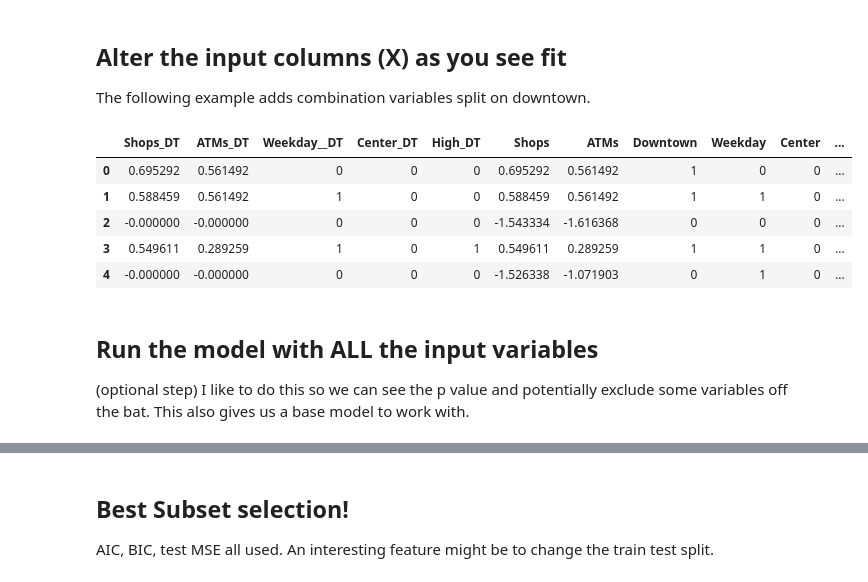
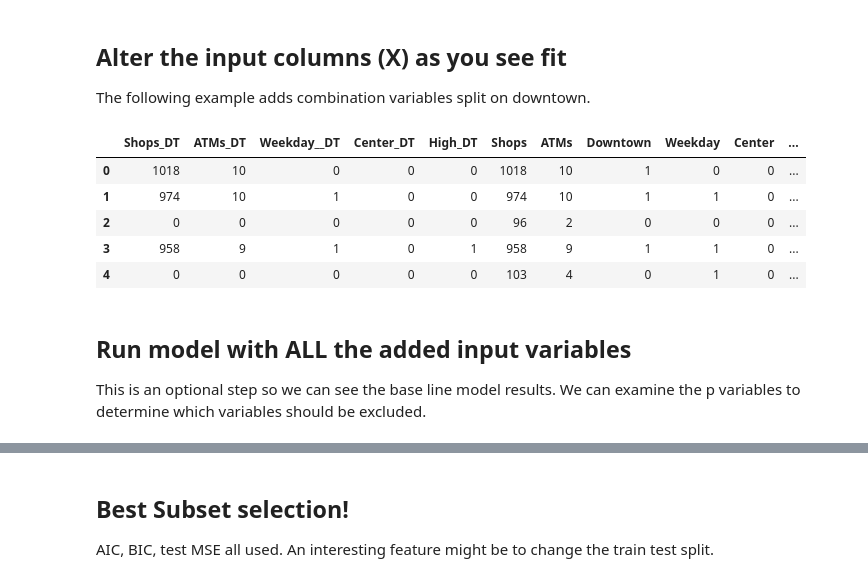
Before and after one commit to ekg-21/econ3203_Y, a Jupyter notebook: model_template.ipynb, the cells around one changed output, grey strips where cells are left out. Drawn from its saved outputs; the diff is of its cells as text; code cells hidden in the pictures.

```diff
--- a/model_template.ipynb
+++ b/model_template.ipynb
@@ -40,8 +32,3 @@ X = data.drop(columns=['Withdraw'])
 X.columns
 # %% [output]
 Index(['Shops', 'ATMs', 'Downtown', 'Weekday', 'Center', 'High'], dtype='object')
-# %%
-# Standardise the continous data columns!
-columns_to_scale = ['ATMs', 'Shops']
-X[columns_to_scale] = StandardScaler().fit_transform(X[columns_to_scale])
-X.head()
@@ -90,18 +95,16 @@ The following example adds combination variables split on downtown.
 # %%
 X_temp = X.drop(columns=['Downtown']).mul(X['Downtown'], axis=0).rename(columns={'Shops': "Shops_DT", 'ATMs': "ATMs_DT", 'Weekday': "Weekday__DT", 'Center': 'Center_DT', 'High': "High_DT"})
 # %%
-X = pd.concat([X_temp,X], axis=1)
-X.head()
+X_new = pd.concat([X_temp,X], axis=1)
+X_new.head()
 # %% [output]
 |  | Shops_DT | ATMs_DT | Weekday__DT | Center_DT | High_DT | Shops | ATMs | Downtown | Weekday | Center | ... |
-| 0 | 0.695292 | 0.561492 | 0 | 0 | 0 | 0.695292 | 0.561492 | 1 | 0 | 0 | ... |
-| 1 | 0.588459 | 0.561492 | 1 | 0 | 0 | 0.588459 | 0.561492 | 1 | 1 | 0 | ... |
-| 2 | -0.000000 | -0.000000 | 0 | 0 | 0 | -1.543334 | -1.616368 | 0 | 0 | 0 | ... |
-| 3 | 0.549611 | 0.289259 | 1 | 0 | 1 | 0.549611 | 0.289259 | 1 | 1 | 0 | ... |
-| 4 | -0.000000 | -0.000000 | 0 | 0 | 0 | -1.526338 | -1.071903 | 0 | 1 | 0 | ... |
+| 0 | 1018 | 10 | 0 | 0 | 0 | 1018 | 10 | 1 | 0 | 0 | ... |
+| 1 | 974 | 10 | 1 | 0 | 0 | 974 | 10 | 1 | 1 | 0 | ... |
+| 2 | 0 | 0 | 0 | 0 | 0 | 96 | 2 | 0 | 0 | 0 | ... |
+| 3 | 958 | 9 | 1 | 0 | 1 | 958 | 9 | 1 | 1 | 0 | ... |
+| 4 | 0 | 0 | 0 | 0 | 0 | 103 | 4 | 0 | 1 | 0 | ... |
 # %% [markdown]
-## Run the model with ALL the input variables
+## Run model with ALL the added input variables
 
-(optional step)
-I like to do this so we can see the p value and potentially exclude some variables off the bat.
-This also gives us a base model to work with.
+This is an optional step so we can see the base line model results. We can examine the p variables to determine which variables should be excluded.
```
Also changed, not shown: parts of 14 cells of this notebook.
